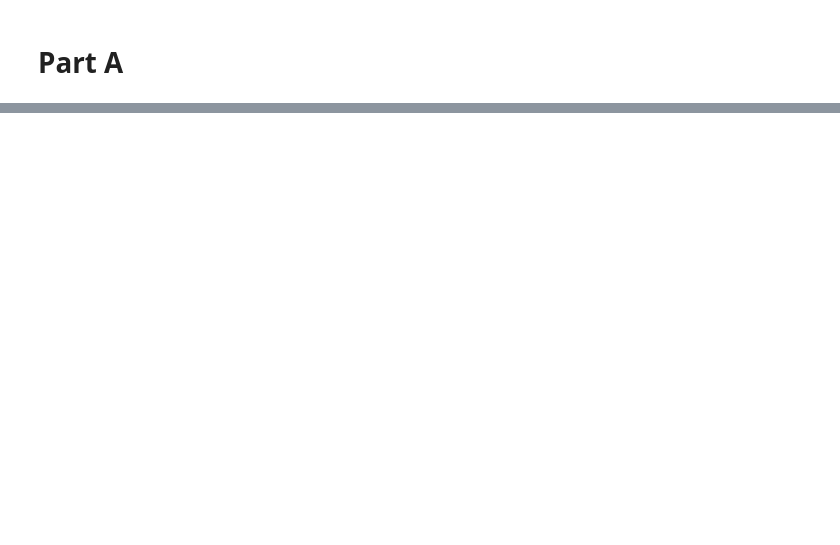
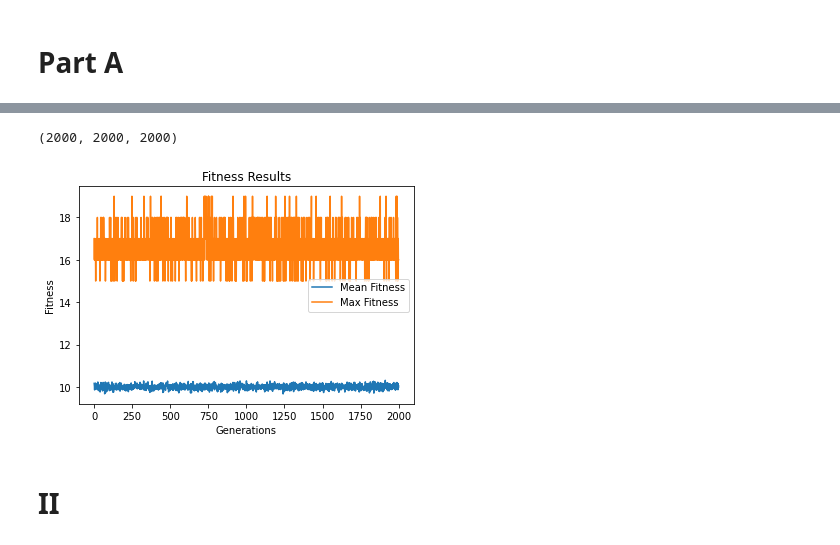
Before and after one commit to MohamedMoustafaNUIG/AI_Assignment1, a Jupyter notebook: Part_One.ipynb, the cells around one changed output, grey strips where cells are left out. Cells and saved outputs as stored; diff of their text form; code cells hidden in the pictures; blank space fills up the shorter version.

Commit message:
finished part a; plan on emailing colm about weird graphs

```diff
--- a/Part_One.ipynb
+++ b/Part_One.ipynb
@@ -32,2 +9,0 @@ pop
-# %%
-n_iter = 100
@@ -33,0 +96,6 @@ n_iter = 100
+# %%
+N_BITS = 20
+N_ITER = 2000
+N_POP = 500
+R_CROSS =0.8
+R_MUT = 0.5
@@ -151,32 +106,0 @@ children
-# %%
-# genetic algorithm
-def genetic_algorithm(objective, n_bits, n_iter, n_pop, r_cross, r_mut):
-	# initial population of random bitstring
-	pop = [randint(0, 2, n_bits).tolist() for _ in range(n_pop)]
-	# keep track of best solution
-	best, best_eval = 0, objective(pop[0])
-	# enumerate generations
-	for gen in range(n_iter):
-		# evaluate all candidates in the population
-		scores = [objective(c) for c in pop]
-		# check for new best solution
-		for i in range(n_pop):
-			if scores[i] > best_eval:
-				best, best_eval = pop[i], scores[i]
-				print(">%d, new best f(%s) = %.3f" % (gen,  pop[i], scores[i]))
-		# select parents
-		selected = [selection(pop, scores) for _ in range(n_pop)]
-		# create the next generation
-		children = list()
-		for i in range(0, n_pop, 2):
-			# get selected parents in pairs
-			p1, p2 = selected[i], selected[i+1]
-			# crossover and mutation
-			for c in crossover(p1, p2, r_cross):
-				# mutation
-				mutation(c, r_mut)
-				# store for next generation
-				children.append(c)
-		# replace population
-		pop = children
-	return [best, best_eval]
@@ -192,0 +107,3 @@ b_e
+# %%
+#objective, n_bits, n_iter, n_pop, r_cross, r_mut
+b, b_e, avgs, maxs = genetic_algorithm(objective, N_BITS, N_ITER, N_POP, R_CROSS, R_MUT)
@@ -192,0 +118,10 @@ b_e
+# %%
+n_iter, len(avgs), len(maxs)
+# %% [output]
+(2000, 2000, 2000)
+# %%
+plot_progression([N_ITER, avgs, maxs])
+# %% [output]
+[figure, added]
+# %% [markdown]
+# II
```
Also changed, not shown: parts of 32 cells of this notebook, 1 other file.
